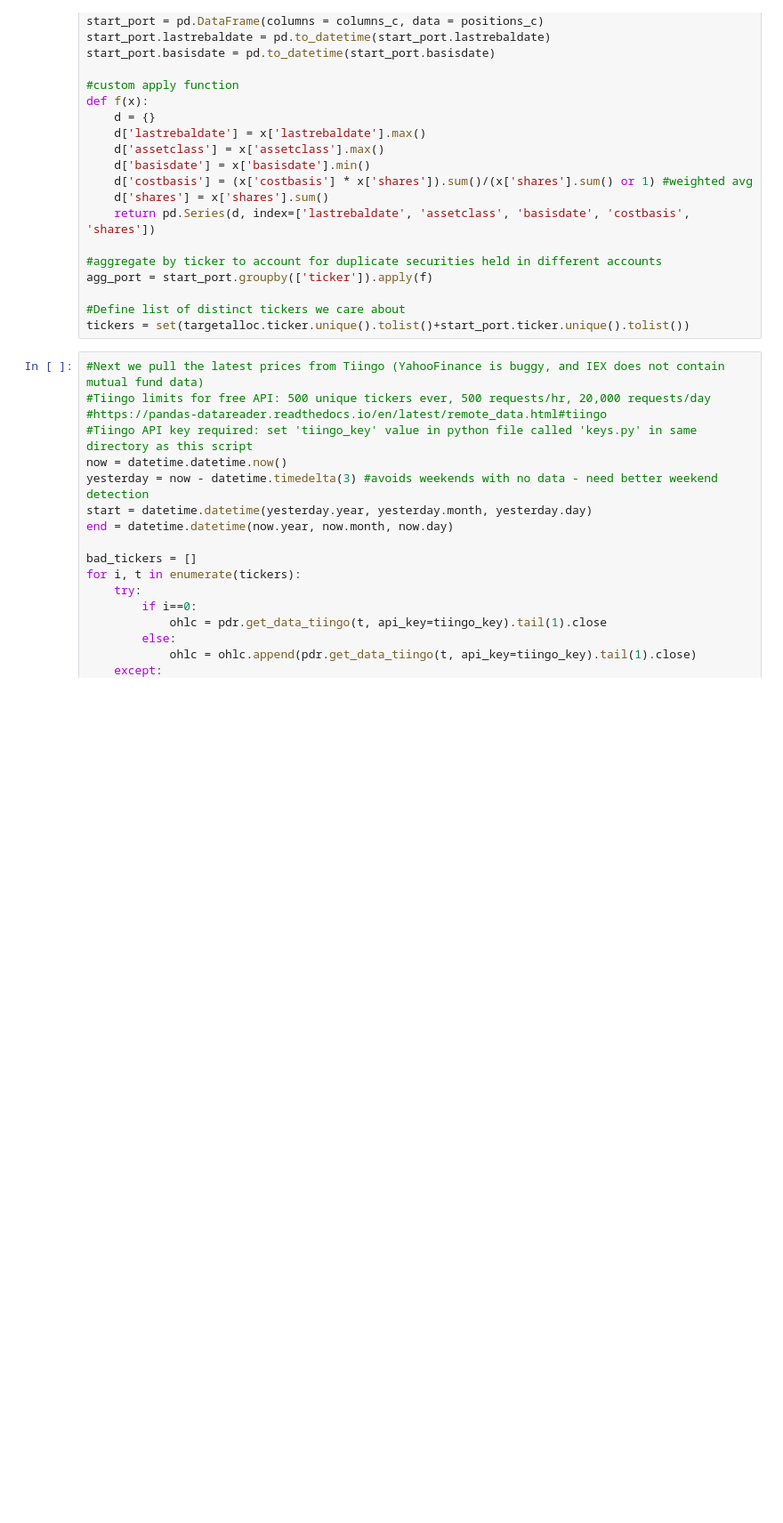
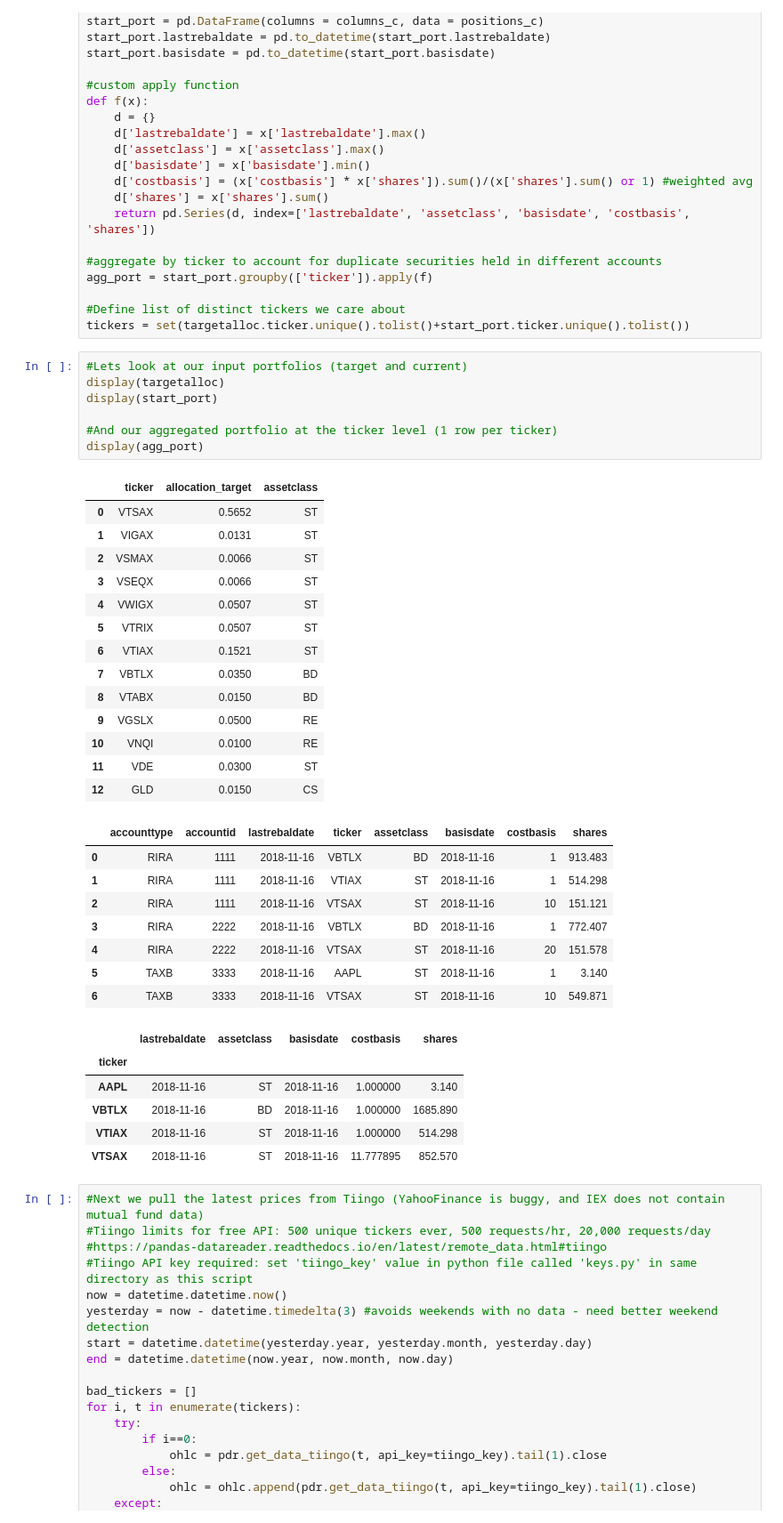
Before and after one commit to pogoetic/rebalance, a Jupyter notebook: portfolio_rebalance_post.ipynb, the cells around one changed output. Shown at 89% size. Cells and saved outputs as stored; diff of their text form; blank space fills up the shorter version.

```diff
--- a/portfolio_rebalance_post.ipynb
+++ b/portfolio_rebalance_post.ipynb
@@ -116,6 +116,42 @@ agg_port = start_port.groupby(['ticker']).apply(f)
 
 #Define list of distinct tickers we care about
 tickers = set(targetalloc.ticker.unique().tolist()+start_port.ticker.unique().tolist())
+# %%
+#Lets look at our input portfolios (target and current)
+display(targetalloc)
+display(start_port)
+
+#And our aggregated portfolio at the ticker level (1 row per ticker)
+display(agg_port)
+# %% [output]
+|  | ticker | allocation_target | assetclass |
+| 0 | VTSAX | 0.5652 | ST |
+| 1 | VIGAX | 0.0131 | ST |
+| 2 | VSMAX | 0.0066 | ST |
+| 3 | VSEQX | 0.0066 | ST |
+| 4 | VWIGX | 0.0507 | ST |
+| 5 | VTRIX | 0.0507 | ST |
+| 6 | VTIAX | 0.1521 | ST |
+| 7 | VBTLX | 0.0350 | BD |
+| 8 | VTABX | 0.0150 | BD |
+| 9 | VGSLX | 0.0500 | RE |
+| 10 | VNQI | 0.0100 | RE |
+| 11 | VDE | 0.0300 | ST |
+| 12 | GLD | 0.0150 | CS |
+|  | accounttype | accountid | lastrebaldate | ticker | assetclass | basisdate | costbasis | shares |
+| 0 | RIRA | 1111 | 2018-11-16 | VBTLX | BD | 2018-11-16 | 1 | 913.483 |
+| 1 | RIRA | 1111 | 2018-11-16 | VTIAX | ST | 2018-11-16 | 1 | 514.298 |
+| 2 | RIRA | 1111 | 2018-11-16 | VTSAX | ST | 2018-11-16 | 10 | 151.121 |
+| 3 | RIRA | 2222 | 2018-11-16 | VBTLX | BD | 2018-11-16 | 1 | 772.407 |
+| 4 | RIRA | 2222 | 2018-11-16 | VTSAX | ST | 2018-11-16 | 20 | 151.578 |
+| 5 | TAXB | 3333 | 2018-11-16 | AAPL | ST | 2018-11-16 | 1 | 3.140 |
+| 6 | TAXB | 3333 | 2018-11-16 | VTSAX | ST | 2018-11-16 | 10 | 549.871 |
+|  | lastrebaldate | assetclass | basisdate | costbasis | shares |
+| ticker |  |  |  |  |  |
+| AAPL | 2018-11-16 | ST | 2018-11-16 | 1.000000 | 3.140 |
+| VBTLX | 2018-11-16 | BD | 2018-11-16 | 1.000000 | 1685.890 |
+| VTIAX | 2018-11-16 | ST | 2018-11-16 | 1.000000 | 514.298 |
+| VTSAX | 2018-11-16 | ST | 2018-11-16 | 11.777895 | 852.570 |
 # %%
 #Next we pull the latest prices from Tiingo (YahooFinance is buggy, and IEX does not contain mutual fund data)
 #Tiingo limits for free API: 500 unique tickers ever, 500 requests/hr, 20,000 requests/day
```
Also changed, not shown: parts of 9 cells of this notebook, 1 other file.
